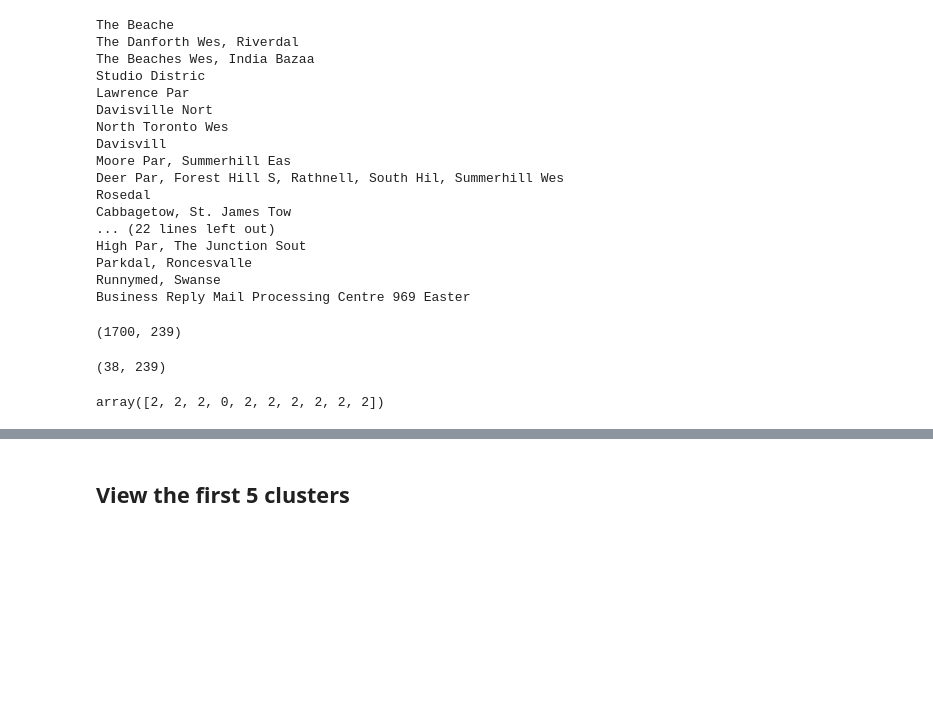
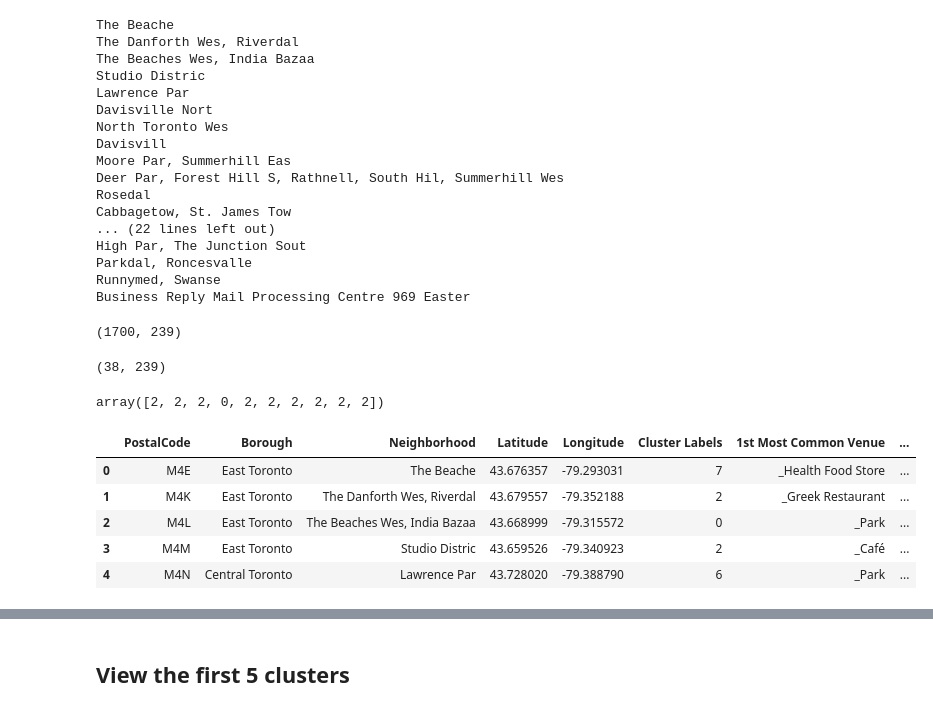
Before and after one commit to unnamble/Coursera_IBM, a Jupyter notebook: Segmenting and Clustering Neighborhoods in Toronto.ipynb, the cells around one changed output, grey strips where cells are left out. Drawn from its saved outputs; the diff is of its cells as text; code cells hidden in the pictures; blank space fills up the shorter version.

```diff
--- a/Segmenting and Clustering Neighborhoods in Toronto.ipynb
+++ b/Segmenting and Clustering Neighborhoods in Toronto.ipynb
@@ -302,11 +302,18 @@ kmeans.labels_[0:10]
 # %% [output]
 array([2, 2, 2, 0, 2, 2, 2, 2, 2, 2])
 # %%
-neigh_sorted.insert(0, 'Cluster Labels', kmeans.labels_)
+#neigh_sorted.insert(0, 'Cluster Labels', kmeans.labels_)
 
 toront_merged = df_to
 
 toront_merged = toront_merged.join(neigh_sorted.set_index('Neighborhood'), on='Neighborhood')
 
-#toront_merged.head()
+toront_merged.head()
+# %% [output]
+|  | PostalCode | Borough | Neighborhood | Latitude | Longitude | Cluster Labels | 1st Most Common Venue | ... |
+| 0 | M4E | East Toronto | The Beache | 43.676357 | -79.293031 | 7 | _Health Food Store | ... |
+| 1 | M4K | East Toronto | The Danforth Wes, Riverdal | 43.679557 | -79.352188 | 2 | _Greek Restaurant | ... |
+| 2 | M4L | East Toronto | The Beaches Wes, India Bazaa | 43.668999 | -79.315572 | 0 | _Park | ... |
+| 3 | M4M | East Toronto | Studio Distric | 43.659526 | -79.340923 | 2 | _Café | ... |
+| 4 | M4N | Central Toronto | Lawrence Par | 43.728020 | -79.388790 | 6 | _Park | ... |
 # %%
```
Also changed, not shown: parts of 28 cells of this notebook.
